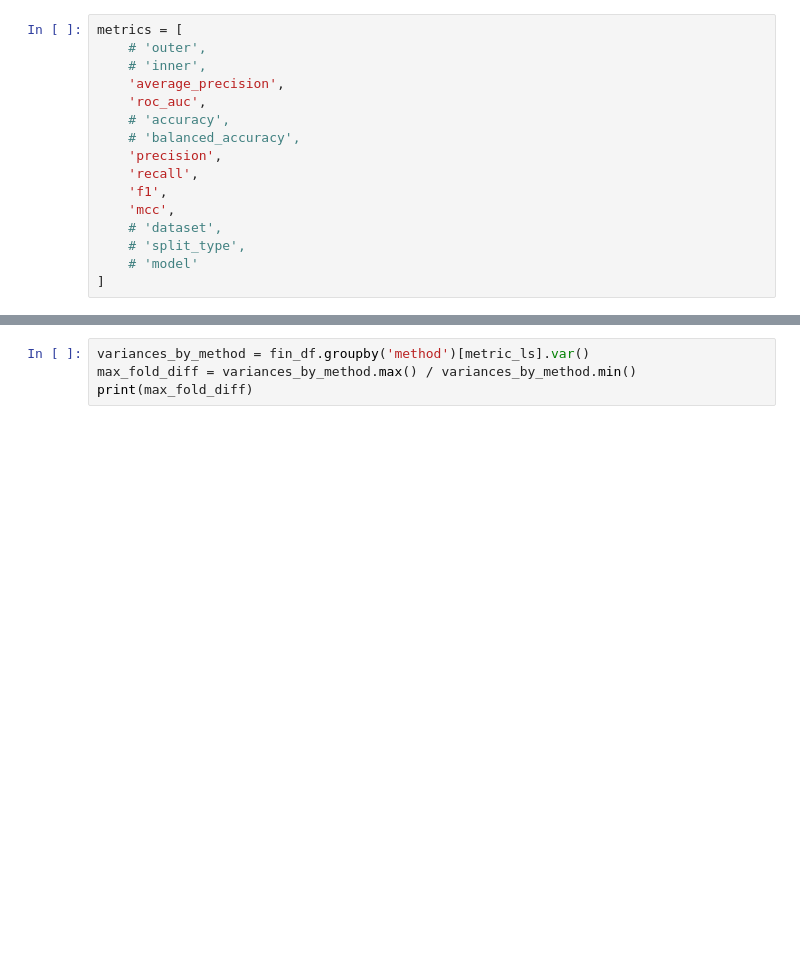
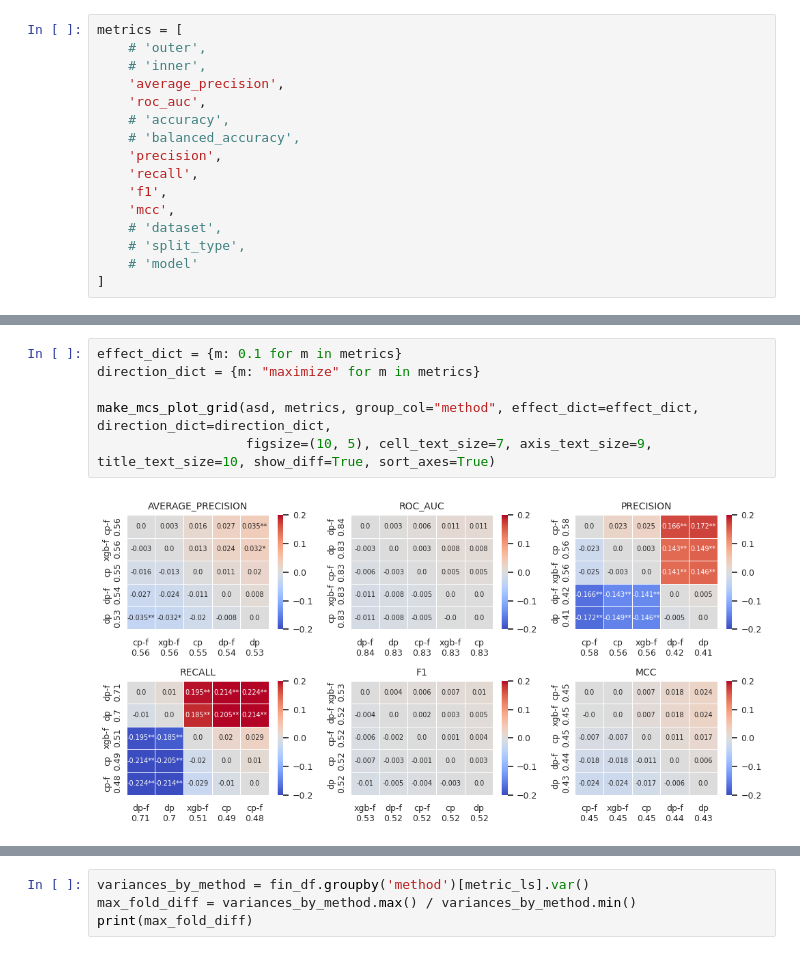
Before and after one commit to rahuldeve/delta, a Jupyter notebook: stats.ipynb, the cells around one changed output, grey strips where cells are left out. Drawn from its saved outputs; the diff is of its cells as text; blank space fills up the shorter version.

```diff
--- a/stats.ipynb
+++ b/stats.ipynb
@@ -240,0 +163,8 @@ metric_ls = [
+# %%
+effect_dict = {m: 0.1 for m in metrics}
+direction_dict = {m: "maximize" for m in metrics}
+
+make_mcs_plot_grid(asd, metrics, group_col="method", effect_dict=effect_dict, direction_dict=direction_dict,
+                   figsize=(10, 5), cell_text_size=7, axis_text_size=9, title_text_size=10, show_diff=True, sort_axes=True)
+# %% [output]
+[figure, added]
```
Also changed, not shown: parts of 26 cells of this notebook.
